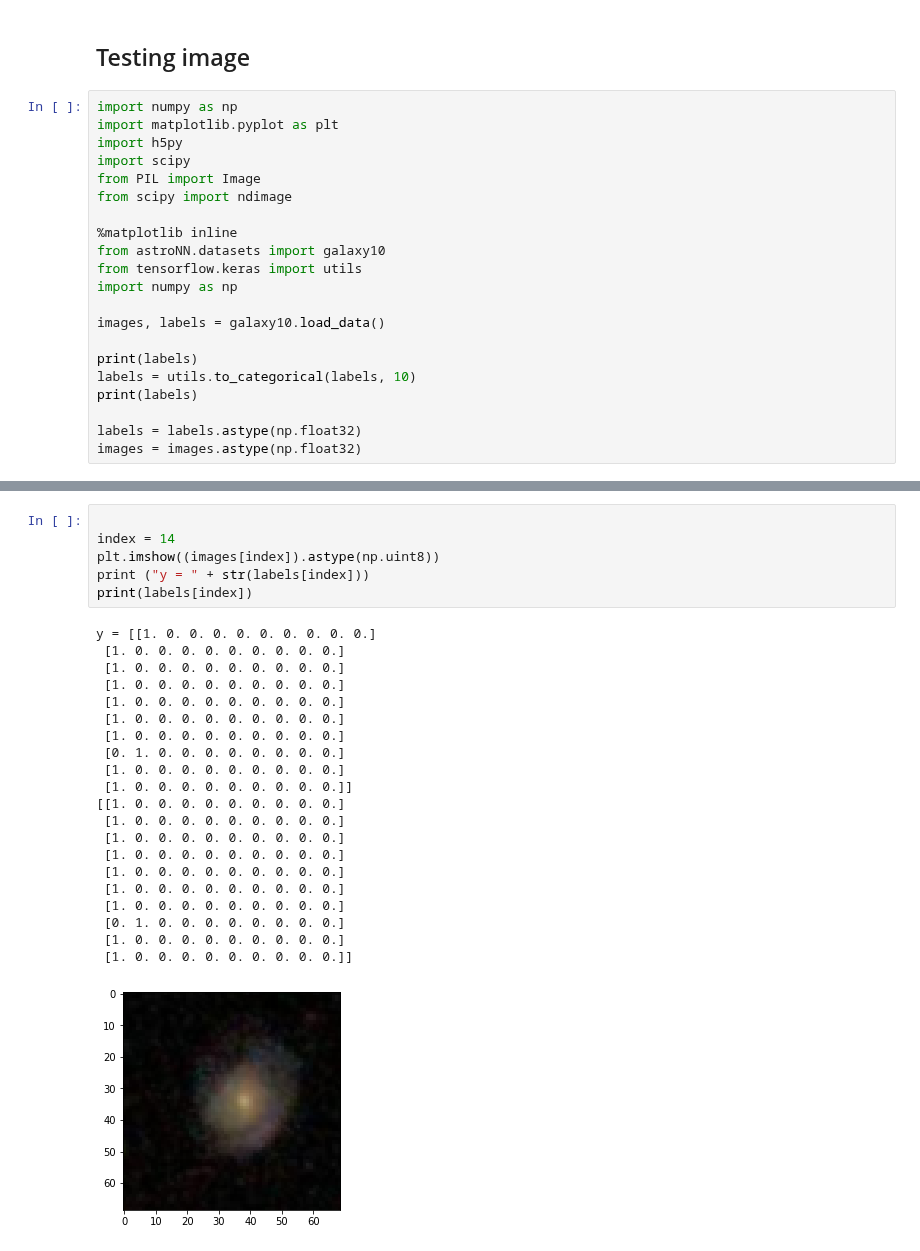
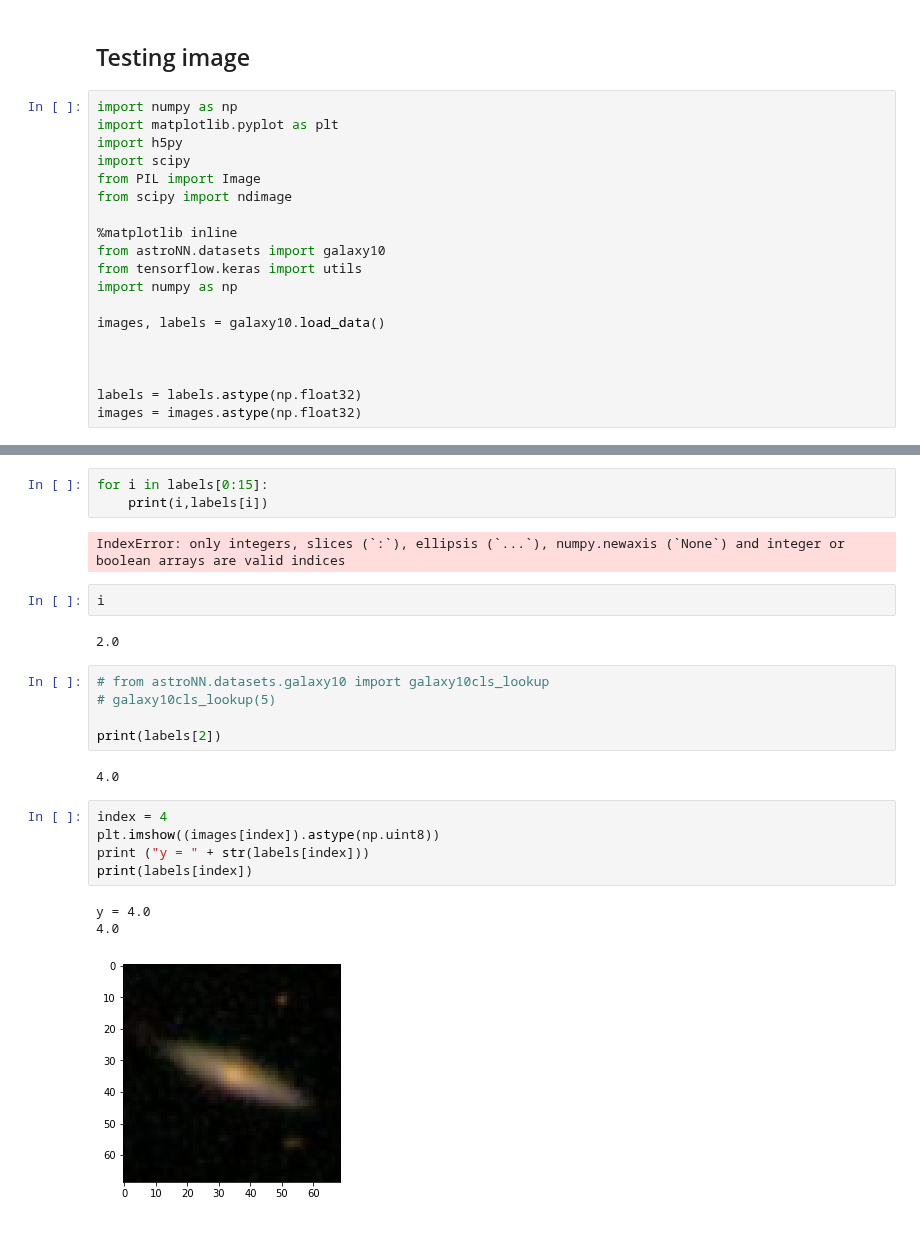
Before and after one commit to advaitchorghade/GalaxyLogisticRegression, a Jupyter notebook: GalaxySigmoid.ipynb, the cells around one changed output, grey strips where cells are left out. Saved outputs shown, nothing was run; the diff lists cells and outputs as text.

```diff
--- a/GalaxySigmoid.ipynb
+++ b/GalaxySigmoid.ipynb
@@ -19,9 +19,7 @@ import numpy as np
 
 images, labels = galaxy10.load_data()
 
-print(labels)
-labels = utils.to_categorical(labels, 10)
-print(labels)
+
 
 labels = labels.astype(np.float32)
 images = images.astype(np.float32)
@@ -38,28 +67,25 @@ C:\Users\dellg\.astroNN\datasets\Galaxy10.h5 was found!
+# %%
+for i in labels[0:15]:
+    print(i,labels[i])
+# %% [output]
+IndexError: only integers, slices (`:`), ellipsis (`...`), numpy.newaxis (`None`) and integer or boolean arrays are valid indices
+# %%
+i
+# %% [output]
+2.0
+# %%
+# from astroNN.datasets.galaxy10 import galaxy10cls_lookup
+# galaxy10cls_lookup(5)
+
+print(labels[2])
+# %% [output]
+4.0
 # %%
-
-index = 14
+index = 4
 plt.imshow((images[index]).astype(np.uint8))
 print ("y = " + str(labels[index]))
 print(labels[index])
 # %% [output]
-y = [[1. 0. 0. 0. 0. 0. 0. 0. 0. 0.]
- [1. 0. 0. 0. 0. 0. 0. 0. 0. 0.]
- [1. 0. 0. 0. 0. 0. 0. 0. 0. 0.]
- [1. 0. 0. 0. 0. 0. 0. 0. 0. 0.]
- [1. 0. 0. 0. 0. 0. 0. 0. 0. 0.]
- [1. 0. 0. 0. 0. 0. 0. 0. 0. 0.]
- [1. 0. 0. 0. 0. 0. 0. 0. 0. 0.]
- [0. 1. 0. 0. 0. 0. 0. 0. 0. 0.]
- [1. 0. 0. 0. 0. 0. 0. 0. 0. 0.]
- [1. 0. 0. 0. 0. 0. 0. 0. 0. 0.]]
-[[1. 0. 0. 0. 0. 0. 0. 0. 0. 0.]
- [1. 0. 0. 0. 0. 0. 0. 0. 0. 0.]
- [1. 0. 0. 0. 0. 0. 0. 0. 0. 0.]
- [1. 0. 0. 0. 0. 0. 0. 0. 0. 0.]
- [1. 0. 0. 0. 0. 0. 0. 0. 0. 0.]
- [1. 0. 0. 0. 0. 0. 0. 0. 0. 0.]
- [1. 0. 0. 0. 0. 0. 0. 0. 0. 0.]
- [0. 1. 0. 0. 0. 0. 0. 0. 0. 0.]
- [1. 0. 0. 0. 0. 0. 0. 0. 0. 0.]
- [1. 0. 0. 0. 0. 0. 0. 0. 0. 0.]]
+y = 4.0
+4.0
-[figure, old version]
+[figure, new version]
```
Also changed, not shown: parts of 4 cells of this notebook.
